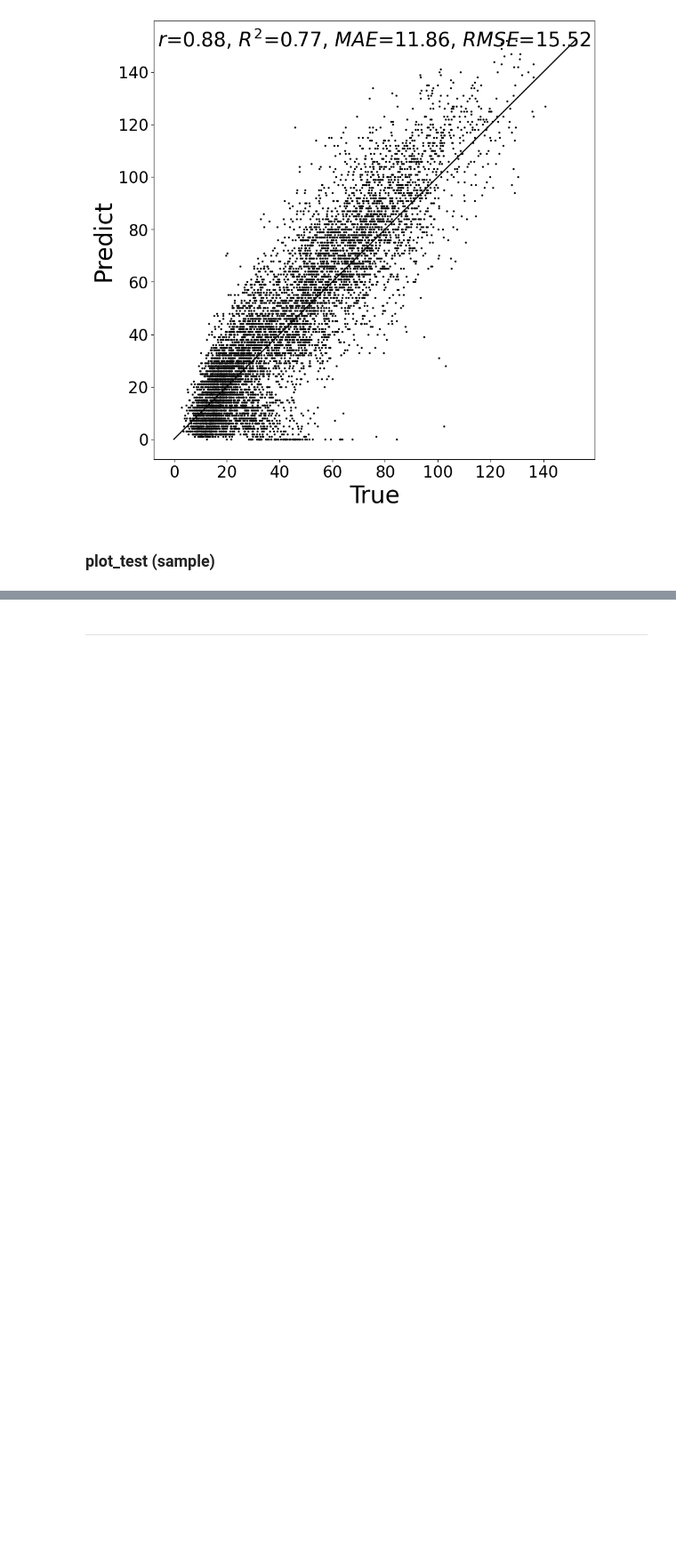
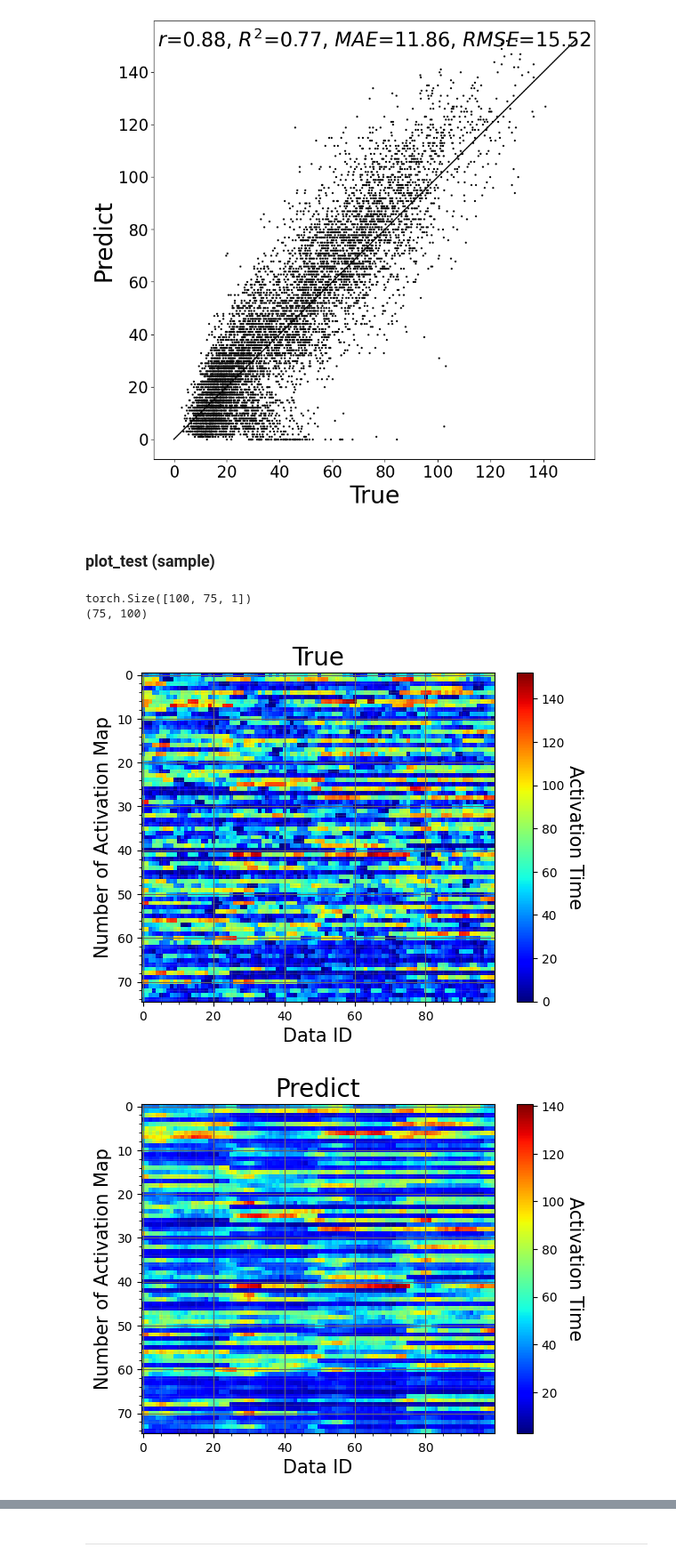
Before and after one commit to ttttmmttddiikk/cardiac_challenge, a Jupyter notebook: scripts/analyze_conv1d_task3.ipynb, the cells around one changed output, grey strips where cells are left out. Shown: that part at 89% size. Cells and saved outputs as stored; diff of their text form; code cells hidden in the pictures; blank space fills up the shorter version.

```diff
--- a/scripts/analyze_conv1d_task3.ipynb
+++ b/scripts/analyze_conv1d_task3.ipynb
@@ -451,0 +450,51 @@ with torch.no_grad():
+# %%
+def plot_VmDatas_Task3_all(ActTime, title):
+    # plot the Activation Time array
+    plt.imshow(ActTime, cmap='jet', interpolation='nearest', aspect='auto')
+    plt.title('Activation Time')
+    cbar = plt.colorbar()
+    plt.grid(visible=True, which='major', color='#666666', linestyle='-')
+    plt.minorticks_on()
+    # not xticks
+    #plt.xticks([])
+    plt.grid(visible=True, which='minor', color='#999999', linestyle='-', alpha=0.2)
+    plt.title("{0}".format(title), fontsize=20)
+    plt.xlabel("Data ID",fontsize=15)
+    plt.ylabel("Number of Activation Map",fontsize=15)
+    cbar.set_label('Activation Time', fontsize=15, rotation=270, labelpad=15)
+    plt.show()
+# %%
+#var
+n_plot = 3
+
+#----------------------------
+# eval
+model.eval()
+with torch.no_grad():
+    #----------------------------
+    #forward
+    x, y = dataset.return_test_data()
+    #----------------------------
+    #float32, grad==True
+    x = dataset.change_data_setting_to_train(x)
+    y = dataset.change_data_setting_to_train(y)
+    #----------------------------
+    #change the type
+    x = x.to(device)
+    y = y.to(device)
+    #----------------------------
+    #forward
+    output = model(x)
+    #----------------------------
+    #change to numpy
+    output = output.to('cpu').view(75, dataset.return_n_test()).detach().numpy().copy() * 500
+    y = y.to('cpu').view(75, dataset.return_n_test()).detach().numpy().copy() * 500
+    #----------------------------
+    #plot
+    plot_VmDatas_Task3_all(y, title="True")
+    plot_VmDatas_Task3_all(output, title="Predict")
+# %% [output]
+torch.Size([100, 75, 1])
+(75, 100)
+[figure, added]
+[figure, added]
```
Also changed, not shown: parts of 3 cells of this notebook.
